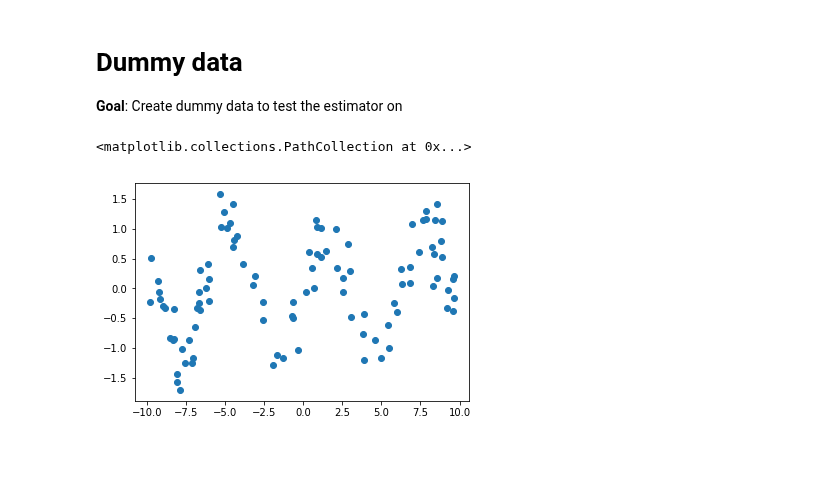
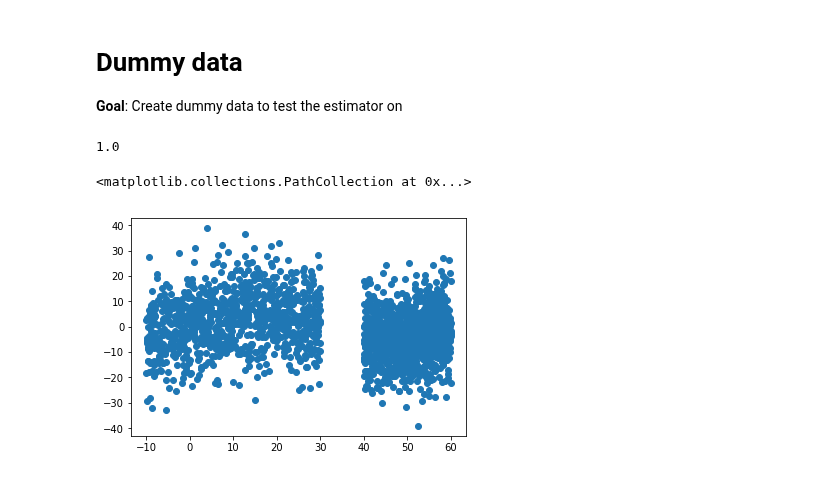
Before and after one commit to koaning/scikit-lego, a Jupyter notebook: notebooks/DA_dummy_data.ipynb, the cells around one changed output. Drawn from its saved outputs; the diff is of its cells as text; code cells hidden in the pictures.

```diff
--- a/notebooks/DA_dummy_data.ipynb
+++ b/notebooks/DA_dummy_data.ipynb
@@ -11,6 +8,0 @@ def generate_data(x, function, noise_std):
-# %%
-x = np.arange(10)
-
-def random_x(left, right, size):
-    """Generate n random data-points between left and right"""
-    return (right-left) * np.random.random(size=size) + left
@@ -20,5 +8,0 @@ y = generate_data(x, np.sin, 1)
-# %%
-plt.scatter(x, np.sin(x) + np.random.normal(loc=0, scale=0.3, size=x.shape))
-# %% [output]
-<matplotlib.collections.PathCollection at 0x...>
-[figure, removed]
@@ -24,0 +82,37 @@ plt.scatter(x, np.sin(x) + np.random.normal(loc=0, scale=0.3, size=x.shape))
+# %%
+def random_x(minimum_val, maximum_val, size):
+    """
+    Generate n random data-points of size between minimum_val and right bounds
+    :param minimum_val: float, minimal value of the generated data
+    :param maximum_val: float, maximum value of the generated data
+    :param size: tuple or list, shape of the desired output
+    :return: np.Array with generated data
+    """
+    return (maximum_val - minimum_val) * np.random.random(size=size) + minimum_val
+
+
+def generate_data(x, generate_function, noise_std):
+    """
+    Return f(x) with added normal distributed noise with standard deviation noise_std.
+    :param x: np.Array, input data
+    :param generate_function: function to apply to input data
+    :param noise_std: non-negative float, standard deviation of added noise.
+    :return: np.Array, y = f(x) + N(0, std)
+    """
+    return generate_function(x) + np.random.normal(loc=0, scale=noise_std, size=x.shape)
+# %%
+np.exp(0)
+# %% [output]
+1.0
+# %%
+x1 = random_x(-10, 30, 1000)
+x2 = random_x(40, 60, 1000)
+x = np.append(x1, x2)
+np.random.shuffle(x)
+noise_std=10
+y = 5*np.sin(x/10) + np.random.normal(loc=0, scale=noise_std, size=x.shape)
+
+plt.scatter(x, y)
+# %% [output]
+<matplotlib.collections.PathCollection at 0x...>
+[figure, added]
```
Also changed, not shown: parts of 7 cells of this notebook, 1 other file.
